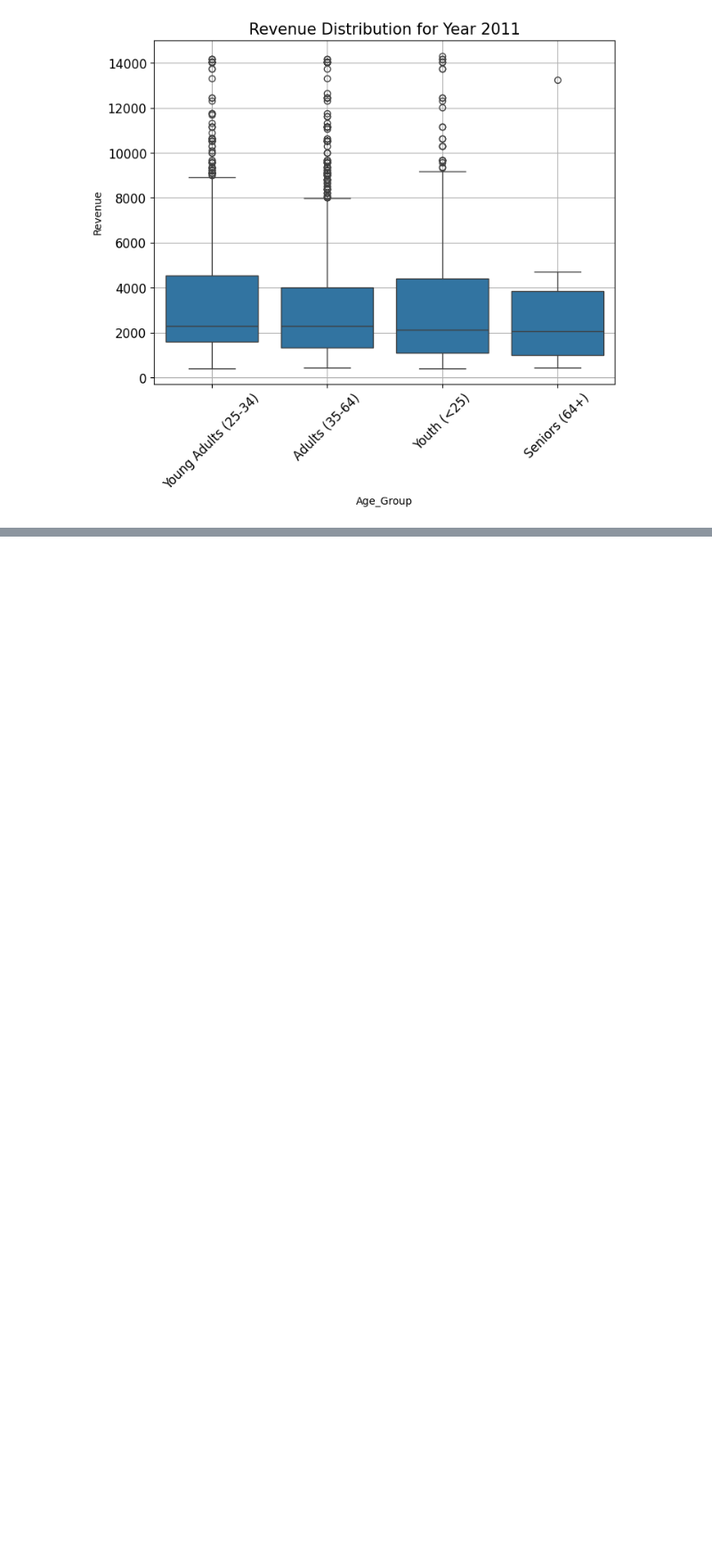
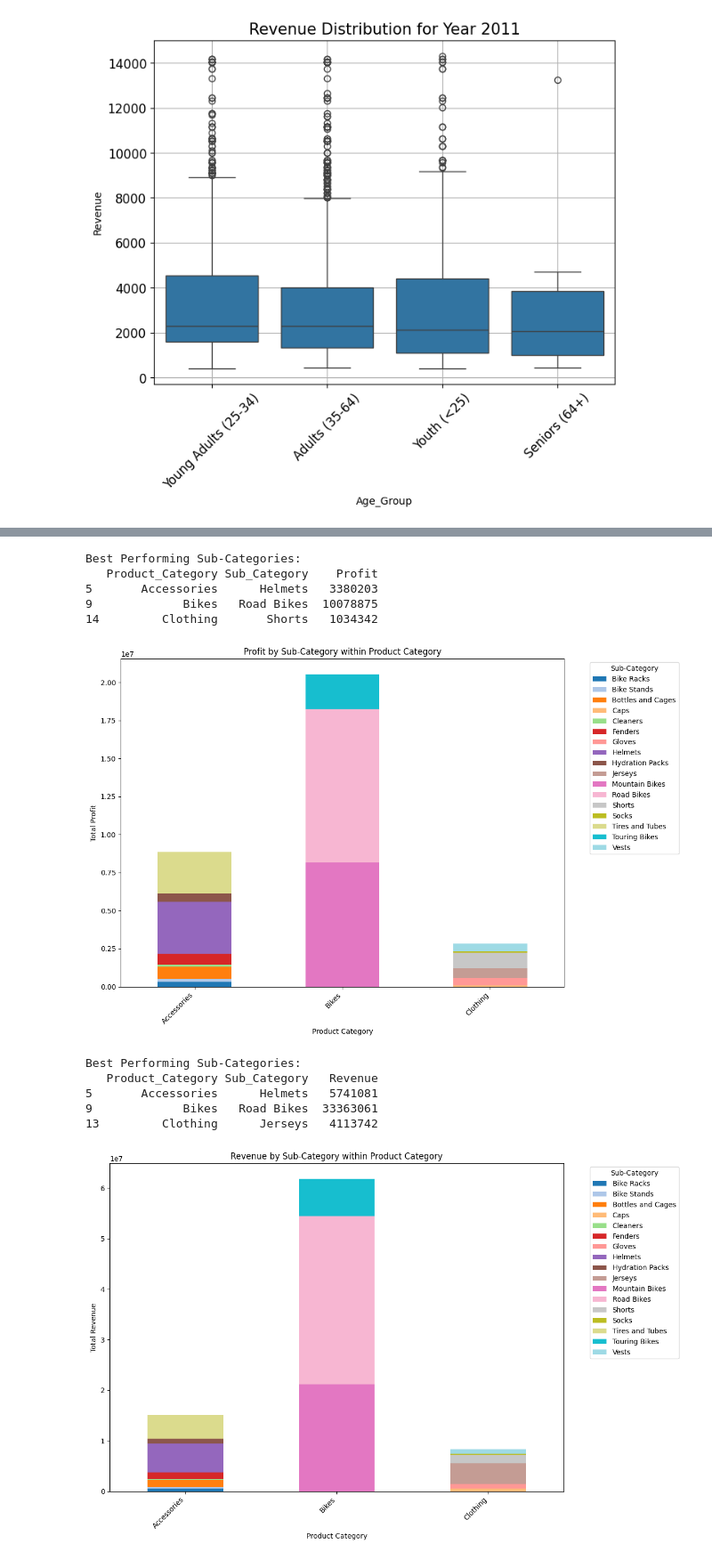
Before and after one commit to Ananthkrishnandayanithi/Entrans_task, a Jupyter notebook: AItask.ipynb, the cells around one changed output, grey strips where cells are left out. Shown at 89% size. Cells and saved outputs as stored; diff of their text form; code cells hidden in the pictures; blank space fills up the shorter version.

```diff
--- a/AItask.ipynb
+++ b/AItask.ipynb
@@ -430,0 +388,46 @@ Successfully installed seaborn-0.13.2
+# %%
+
+
+def analyze_and_plot(value_column='Profit'):
+
+    grouped_data = df.groupby(['Product_Category', 'Sub_Category'])[value_column].sum().unstack()
+
+
+    best_performers = df.groupby(['Product_Category', 'Sub_Category'])[value_column].sum().reset_index()
+    best_performers = best_performers.loc[best_performers.groupby('Product_Category')[value_column].idxmax()]
+
+    print("Best Performing Sub-Categories:")
+    print(best_performers)
+
+
+    grouped_data.plot(kind='bar', stacked=True, figsize=(12, 8), colormap='tab20')
+
+
+    plt.title(f'{value_column} by Sub-Category within Product Category')
+    plt.xlabel('Product Category')
+    plt.ylabel(f'Total {value_column}')
+    plt.xticks(rotation=45, ha='right')
+    plt.legend(title='Sub-Category', bbox_to_anchor=(1.05, 1), loc='upper left')
+    plt.tight_layout()
+
+    # Show the plot
+    plt.show()
+
+
+analyze_and_plot(value_column='Profit')
+
+
+analyze_and_plot(value_column='Revenue')
+# %% [output]
+Best Performing Sub-Categories:
+   Product_Category Sub_Category    Profit
+5       Accessories      Helmets   3380203
+9             Bikes   Road Bikes  10078875
+14         Clothing       Shorts   1034342
+[figure, added]
+Best Performing Sub-Categories:
+   Product_Category Sub_Category   Revenue
+5       Accessories      Helmets   5741081
+9             Bikes   Road Bikes  33363061
+13         Clothing      Jerseys   4113742
+[figure, added]
```
Also changed, not shown: parts of 6 cells of this notebook.
